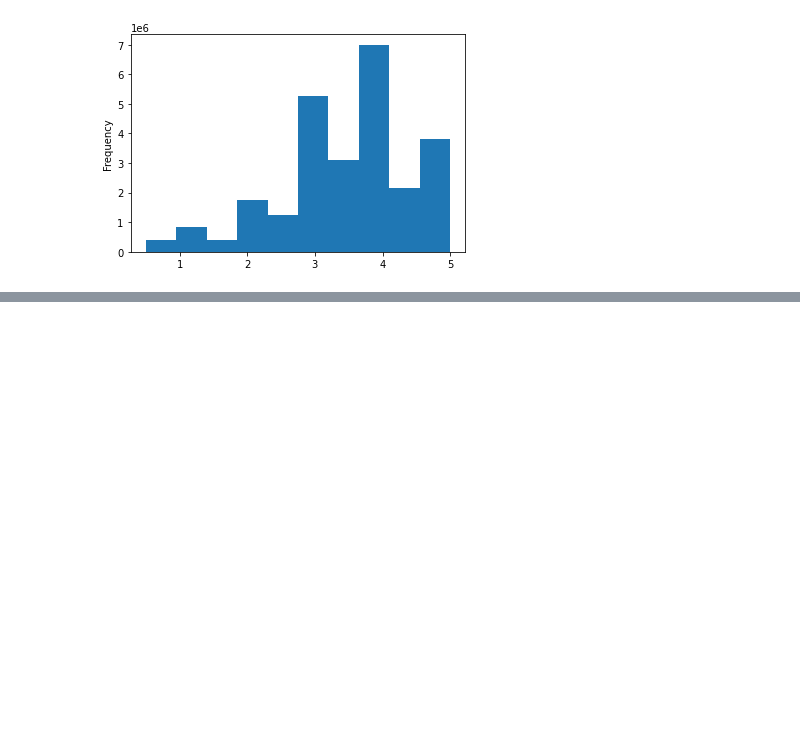
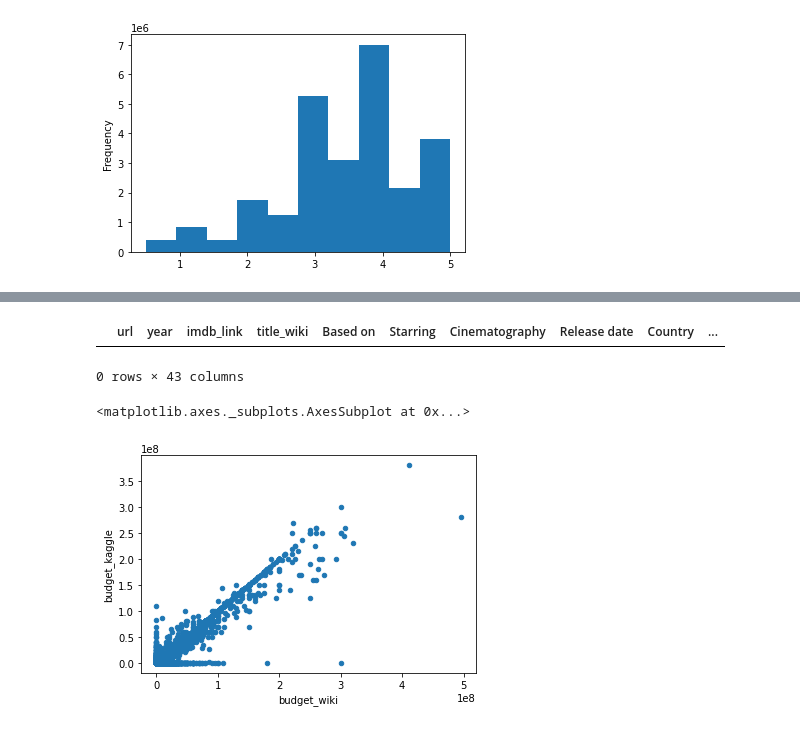
Before and after one commit to aj-valentine/Movies-ETL, a Jupyter notebook: ETL_practice.ipynb, the cells around one changed output, grey strips where cells are left out. Cells and saved outputs as stored; diff of their text form; code cells hidden in the pictures; blank space fills up the shorter version.

Commit message:
adding clean up for dataframe

```diff
--- a/ETL_practice.ipynb
+++ b/ETL_practice.ipynb
@@ -843,3 +843,8 @@ min      5.000000e-01
 max      5.000000e+00
 Name: rating, dtype: float64
 [figure]
+# %%
+# Join all of the data between kaggle and wikipedia
+# print list of columns to see where there is redundancy
+
+movies_df = pd.merge(wiki_movies_df, kaggle_metadata, on='imdb_id', suffixes=['_wiki','_kaggle'])
@@ -845,0 +900,15 @@ Name: rating, dtype: float64
+# %%
+# Confirm no missing titles in the kaggle data
+# Data looks good, will drop the wikipedia column
+
+movies_df[(movies_df['title_kaggle'] == '') | (movies_df['title_kaggle'].isnull())]
+# %% [output]
+|  | url | year | imdb_link | title_wiki | Based on | Starring | Cinematography | Release date | Country | ... |
+0 rows × 43 columns
+# %%
+# Scatter plot to compare budget values - keep kaggle data
+
+movies_df.fillna(0).plot(x='budget_wiki',y='budget_kaggle', kind='scatter')
+# %% [output]
+<matplotlib.axes._subplots.AxesSubplot at 0x...>
+[figure, added]
```
Also changed, not shown: parts of 20 cells of this notebook.
